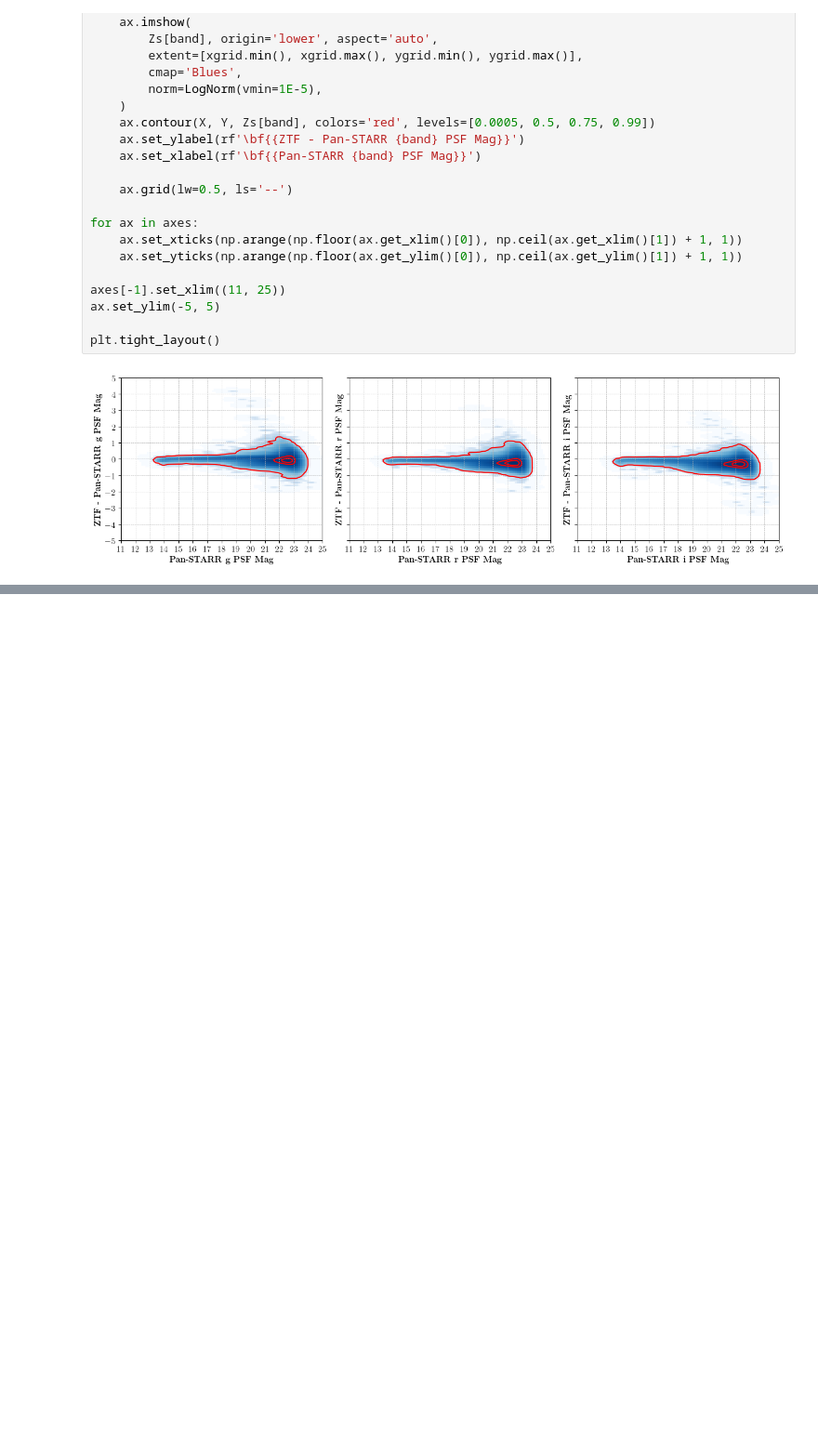
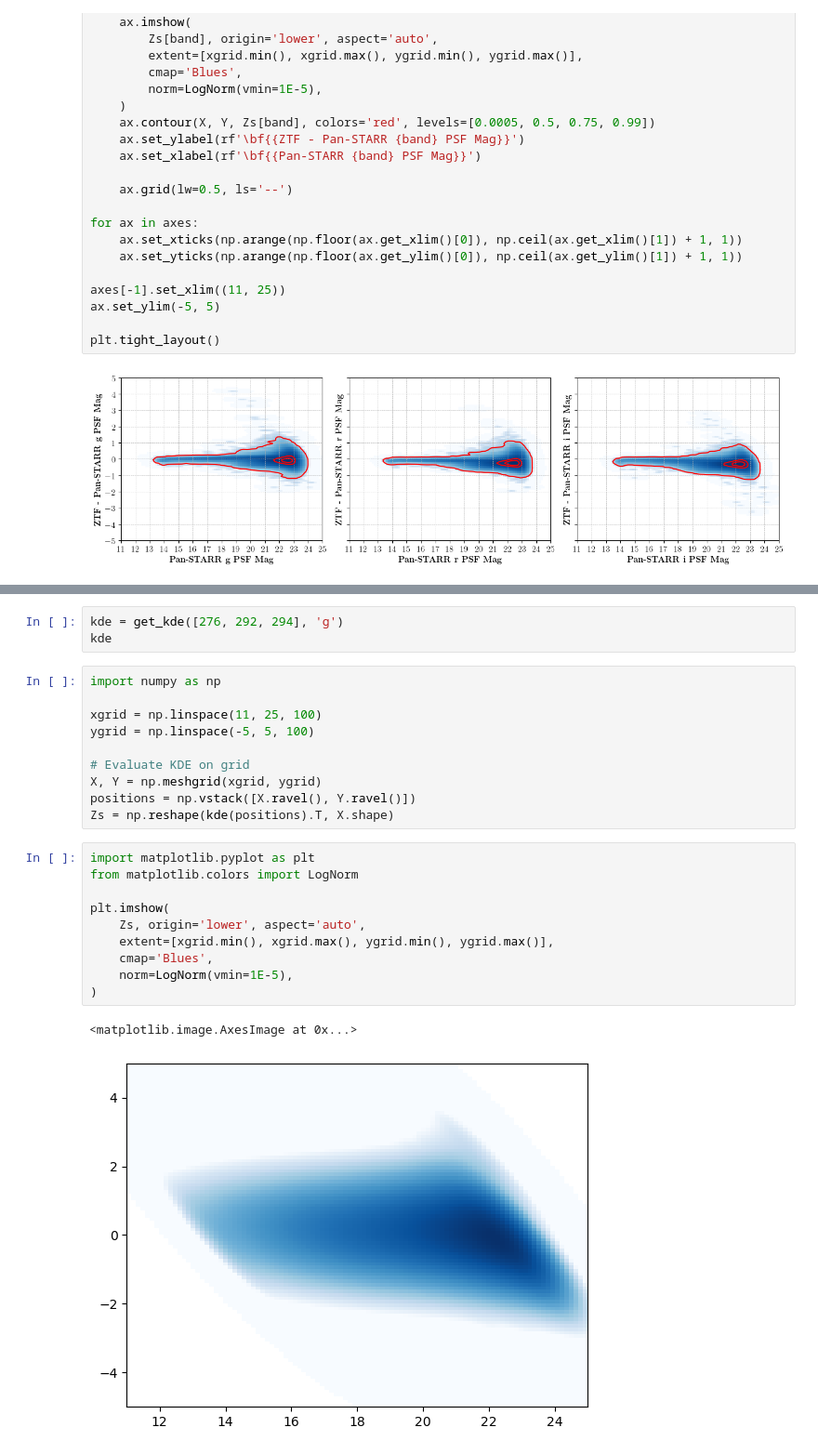
Before and after one commit to Adam-Boesky/long_transients, a Jupyter notebook: Notebooks/calculate_5sigma.ipynb, the cells around one changed output, grey strips where cells are left out. Shown at 93% size. Drawn from its saved outputs; the diff is of its cells as text; blank space fills up the shorter version.

```diff
--- a/Notebooks/calculate_5sigma.ipynb
+++ b/Notebooks/calculate_5sigma.ipynb
@@ -307,0 +368,26 @@ plt.tight_layout()
+# %%
+kde = get_kde([276, 292, 294], 'g')
+kde
+# %%
+import numpy as np
+
+xgrid = np.linspace(11, 25, 100)
+ygrid = np.linspace(-5, 5, 100)
+
+# Evaluate KDE on grid
+X, Y = np.meshgrid(xgrid, ygrid)
+positions = np.vstack([X.ravel(), Y.ravel()])
+Zs = np.reshape(kde(positions).T, X.shape)
+# %%
+import matplotlib.pyplot as plt
+from matplotlib.colors import LogNorm
+
+plt.imshow(
+    Zs, origin='lower', aspect='auto',
+    extent=[xgrid.min(), xgrid.max(), ygrid.min(), ygrid.max()],
+    cmap='Blues',
+    norm=LogNorm(vmin=1E-5),
+)
+# %% [output]
+<matplotlib.image.AxesImage at 0x...>
+[figure, added]
```
Also changed, not shown: parts of 52 cells of this notebook, 5 other files.
